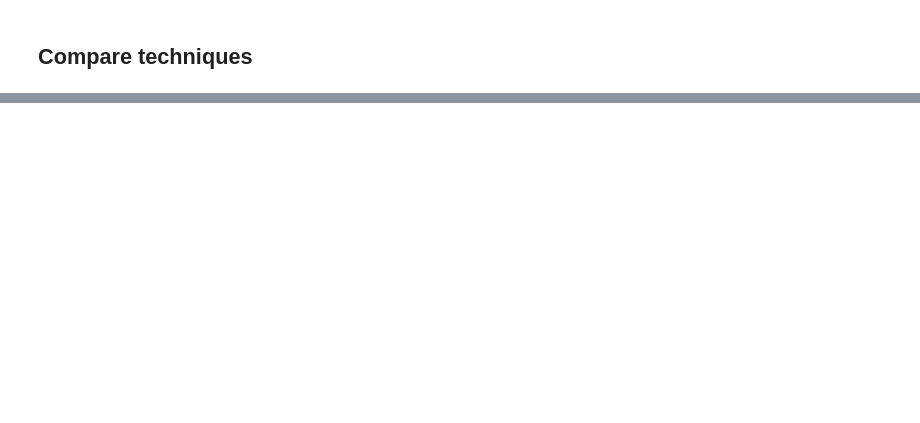
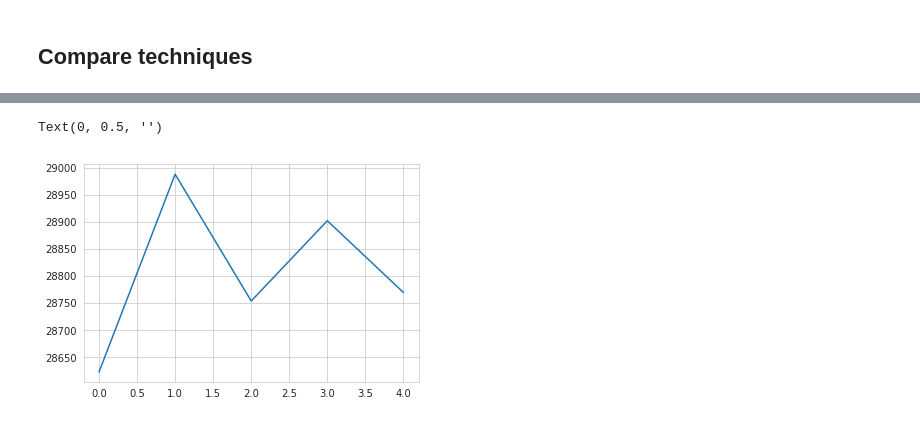
Before and after one commit to nt-ds/practice-handling-missing-data, a Jupyter notebook: notebook/Practice_Handling_Missing_Data.ipynb, the cells around one changed output, grey strips where cells are left out. Drawn from its saved outputs; the diff is of its cells as text; code cells hidden in the pictures; blank space fills up the shorter version.

```diff
--- a/notebook/Practice_Handling_Missing_Data.ipynb
+++ b/notebook/Practice_Handling_Missing_Data.ipynb
@@ -566,0 +616,11 @@ test_imp_pred = test.copy()
+# %%
+results = [mae_drop_rows, mae_imp_avg, mae_imp_avg_ext, mae_imp_pred, mae_imp_pred_ext]
+labels = ["1", "3", "4", "5", "6"]
+# %%
+plt.plot(results)
+plt.title("")
+plt.xlabel("")
+plt.ylabel("")
+# %% [output]
+Text(0, 0.5, '')
+[figure, added]
```
Also changed, not shown: parts of 18 cells of this notebook.
